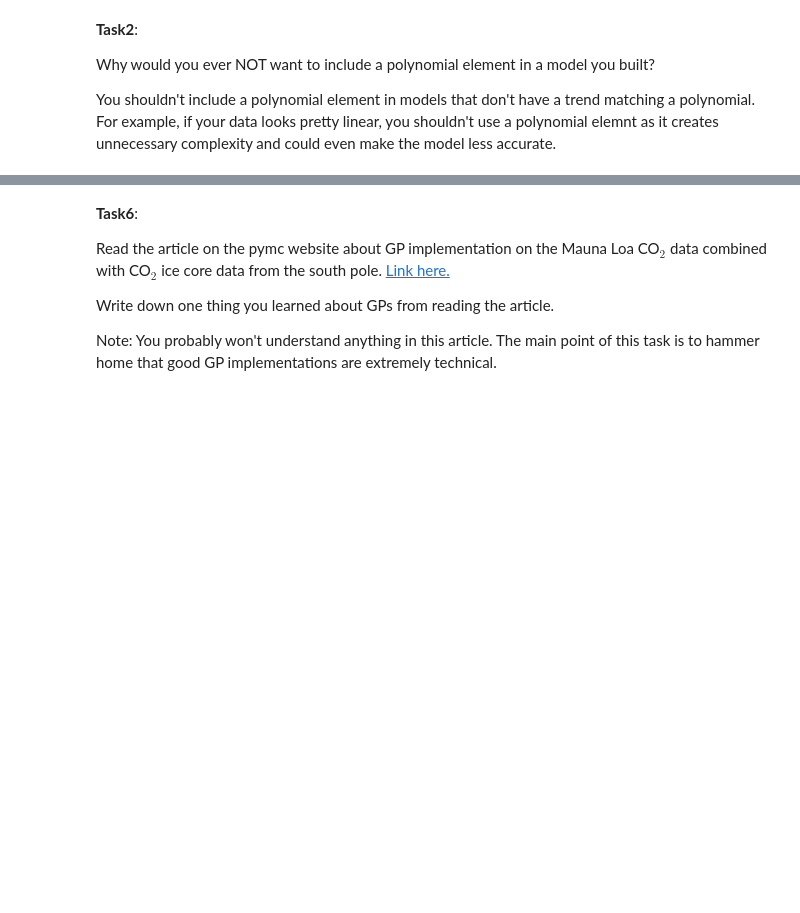
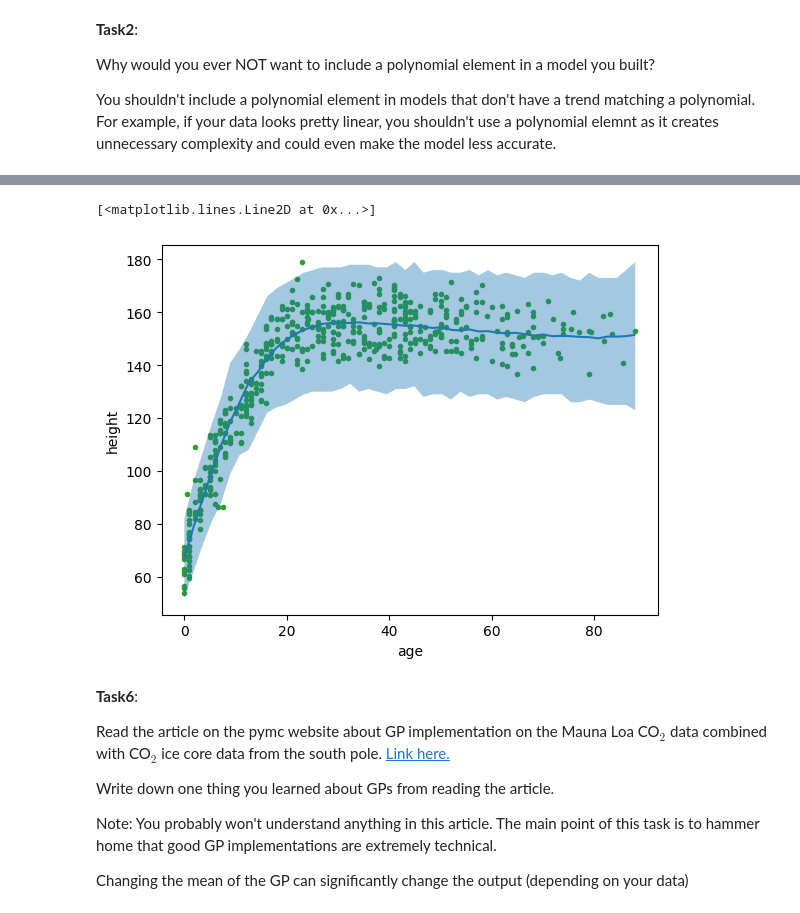
Before and after one commit to blortle-dev/data-science-lasa, a Jupyter notebook: Unit 7/Unit7ExercisesSF.ipynb, the cells around one changed output, grey strips where cells are left out. Drawn from its saved outputs; the diff is of its cells as text; code cells hidden in the pictures; blank space fills up the shorter version.

```diff
--- a/Unit 7/Unit7ExercisesSF.ipynb
+++ b/Unit 7/Unit7ExercisesSF.ipynb
@@ -43,0 +88,4 @@ Hint: If you use a polynomial or bspline, try a disdributional model
+# %%
+model_poly_7_t = bmb.Model("height ~ poly(age, degree=6)", data, family="negativebinomial")
+# 6th degree seems to not have the issue of falling off (like 4th) or rising up (like 5th) at the end. Doesn't seem to overfit either.
+idata_poly_7_t = model_poly_7_t.fit()
@@ -44,3 +95,9 @@ Hint: If you use a polynomial or bspline, try a disdributional model
+# %%
+bmb.interpret.plot_predictions(model_poly_7_t, idata_poly_7_t, "age", pps=True)
+plt.plot(data.age, data.height, "C2.", zorder=-3)
+# %% [output]
+[<matplotlib.lines.Line2D at 0x...>]
+[figure, added]
 # %% [markdown]
 **Task6**:
 
@@ -50,6 +107,8 @@ Read the article on the pymc website about GP implementation on the Mauna Loa CO
 Write down one thing you learned about GPs from reading the article.
 
 Note: You probably won't understand anything in this article. The main point of this task is to hammer home that good GP implementations are extremely technical.
+
+Changing the mean of the GP can significantly change the output (depending on your data)
 # %% [markdown]
 **Task7**:
 
```
Also changed, not shown: parts of 9 cells of this notebook.
